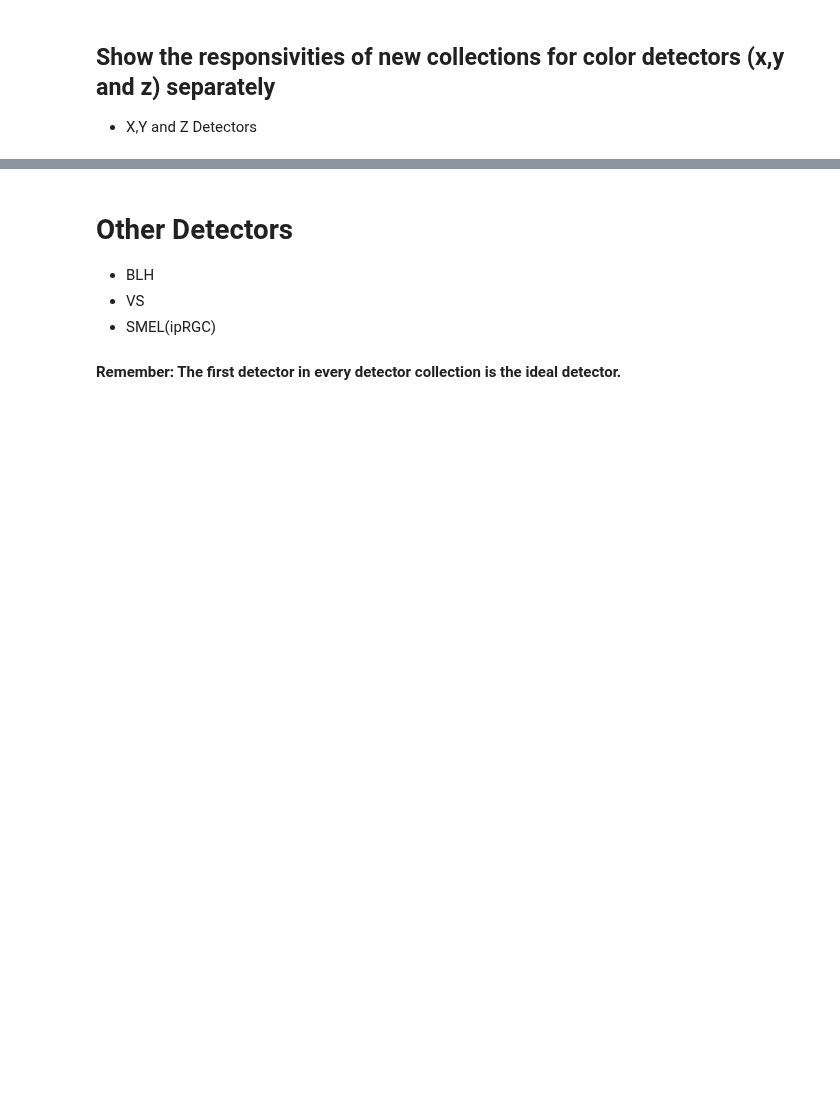
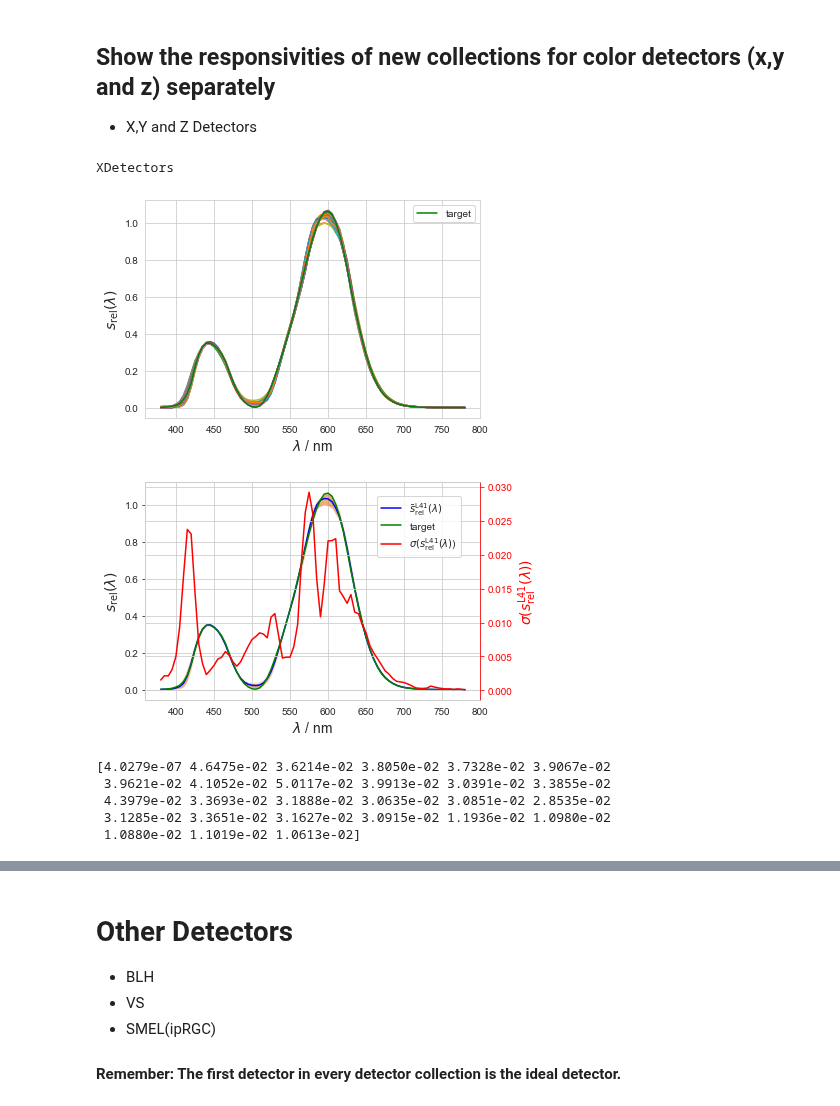
Before and after one commit to empir19nrm02/empir19nrm02, a Jupyter notebook: empir19nrm02/Jupyter/SPD_Test.ipynb, the cells around one changed output, grey strips where cells are left out. Cells and saved outputs as stored; diff of their text form; code cells hidden in the pictures; blank space fills up the shorter version.

```diff
--- a/empir19nrm02/Jupyter/SPD_Test.ipynb
+++ b/empir19nrm02/Jupyter/SPD_Test.ipynb
@@ -86,7 +128,17 @@ save_fig( out_dir, 'target_all')
 # %%
 _name = 'XDetectors'
 _detectors=_RES[_name]['S']['data'].copy()
-display_responsivity(_name, _detectors, cieobs='1931_2', s_target_index=1, out_dir=out_dir)
+XNorm, f1pX = display_responsivity(_name, _detectors, cieobs='1931_2', s_target_index=1, out_dir=out_dir)
+collect = XNorm.T
+# %% [output]
+XDetectors
+[figure, added]
+[figure, added]
+[4.0279e-07 4.6475e-02 3.6214e-02 3.8050e-02 3.7328e-02 3.9067e-02
+ 3.9621e-02 4.1052e-02 5.0117e-02 3.9913e-02 3.0391e-02 3.3855e-02
+ 4.3979e-02 3.3693e-02 3.1888e-02 3.0635e-02 3.0851e-02 2.8535e-02
+ 3.1285e-02 3.3651e-02 3.1627e-02 3.0915e-02 1.1936e-02 1.0980e-02
+ 1.0880e-02 1.1019e-02 1.0613e-02]
 # %%
 _name = 'YDetectors'
 _detectors=_RES[_name]['S']['data'].copy()
```
Also changed, not shown: parts of 14 cells of this notebook, 3 other files.
